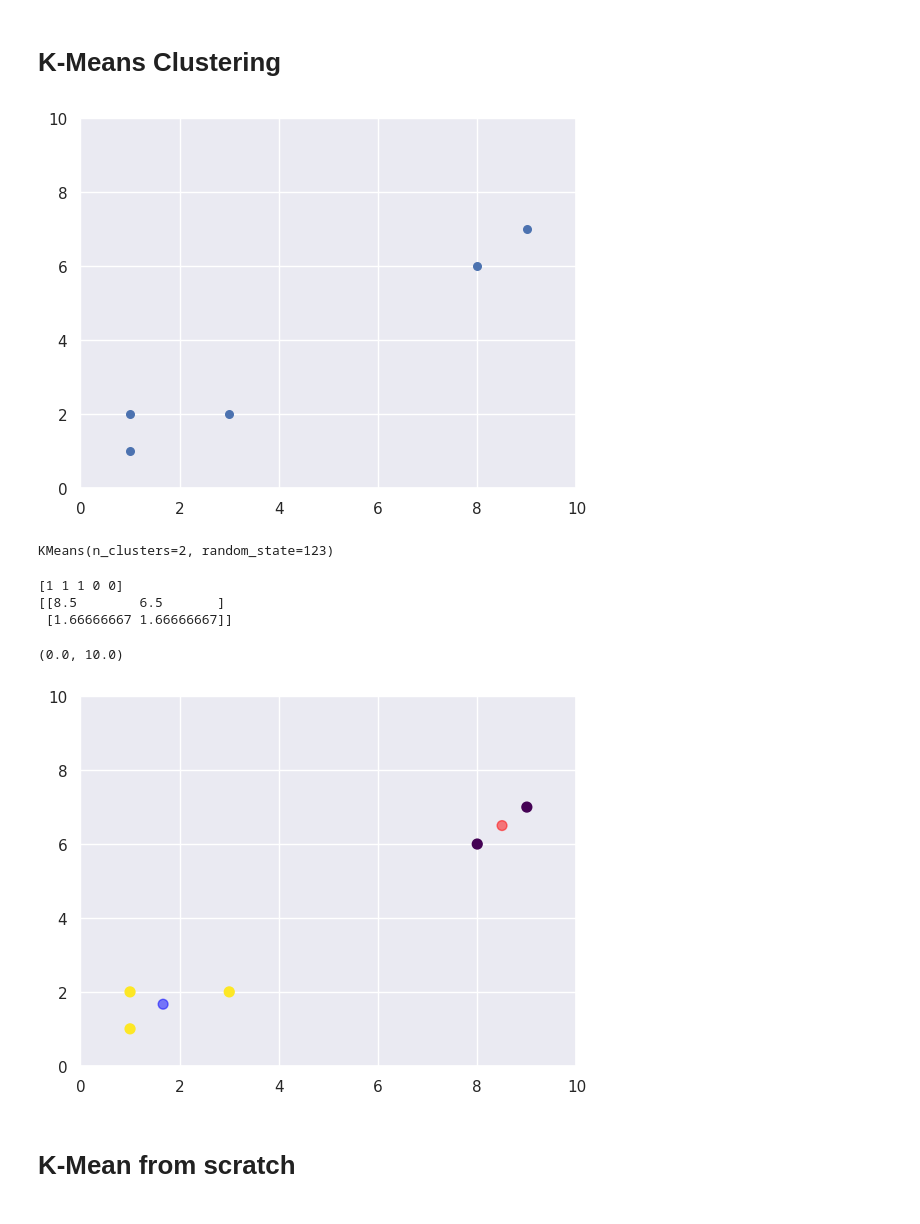
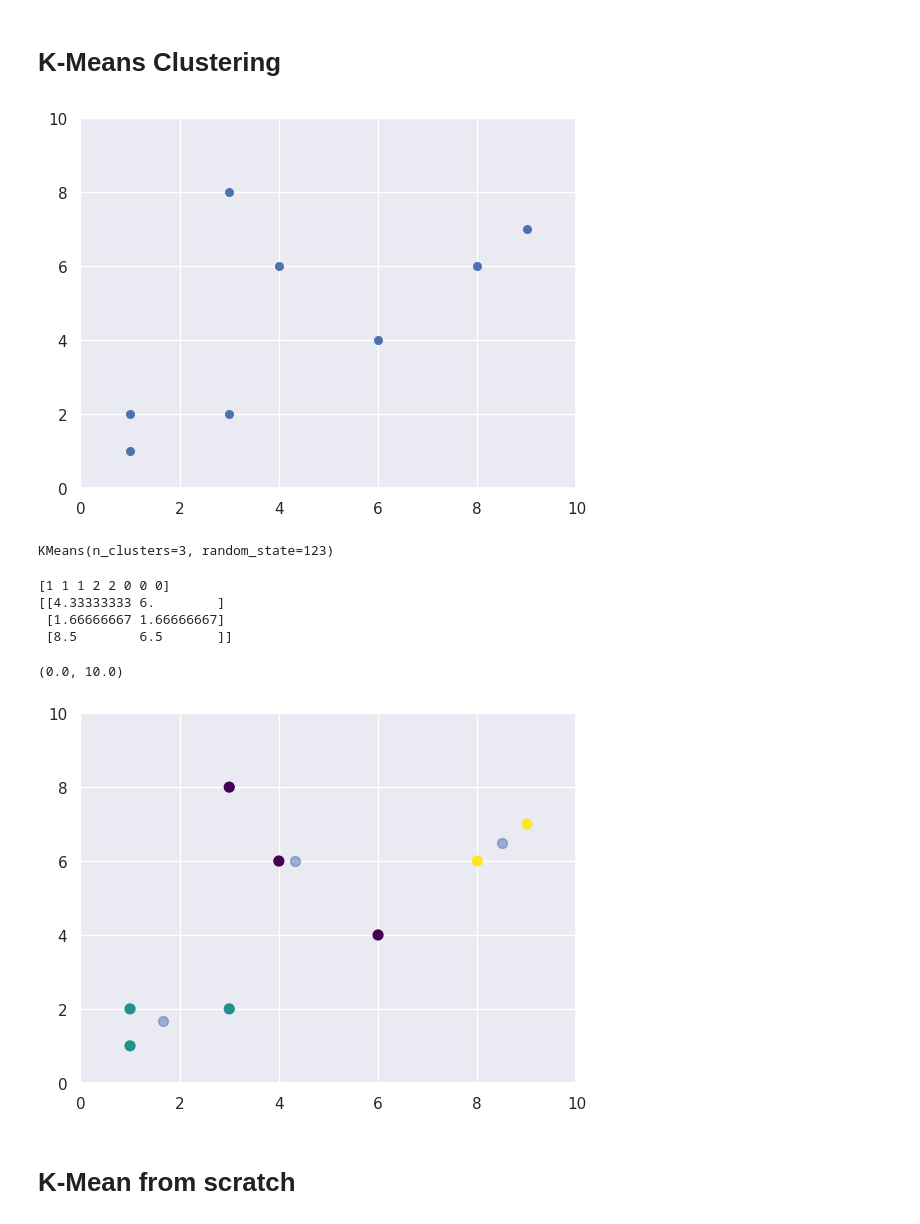
Before and after one commit to ekaratnida/Applied-machine-learning, a Jupyter notebook: Week14-kmeans/K-means.ipynb, the cells around one changed output. Saved outputs shown, nothing was run; the diff lists cells and outputs as text; code cells hidden in the pictures.

```diff
--- a/Week14-kmeans/K-means.ipynb
+++ b/Week14-kmeans/K-means.ipynb
@@ -16,21 +14,18 @@ nc = 2 #nc=k
 # %%
-
-#X = np.array([[1, 2], [2, 1], [3, 3],
-#              [8, 1.5], [9, 2], [10, 0]])
-
-X = np.array([[1,1],[1,2],[3,2],[8,6],[9,7]])
+X = np.array([[1,1],[1,2],[3,2],[8,6],[9,7],[4,6],[3,8],[6,4]])
 
 plt.scatter(X[:, 0], X[:, 1], s=30)
 plt.xlim(0,10)
 plt.ylim(0,10)
 plt.show()
 # %% [output]
-[figure, old version]
+[figure, new version]
 # %%
+nc = 3 #nc=k
 kmeans = KMeans(n_clusters=nc, random_state=123)
 kmeans.fit(X)
 # %% [output]
-KMeans(n_clusters=2, random_state=123)
+KMeans(n_clusters=3, random_state=123)
 # %%
 y_kmeans = kmeans.predict(X)
 print(y_kmeans)
@@ -38,15 +33,16 @@ print(y_kmeans)
 centers = kmeans.cluster_centers_
 print(centers)
 plt.scatter(X[:, 0], X[:, 1], c=y_kmeans, s=50, cmap='viridis')
-plt.scatter(centers[:, 0], centers[:, 1], c=['red','blue'], s=50, alpha=0.5);
+plt.scatter(centers[:, 0], centers[:, 1], s=50, alpha=0.5);
 plt.xlim(0,10)
 plt.ylim(0,10)
 # %% [output]
-[1 1 1 0 0]
-[[8.5        6.5       ]
- [1.66666667 1.66666667]]
+[1 1 1 2 2 0 0 0]
+[[4.33333333 6.        ]
+ [1.66666667 1.66666667]
+ [8.5        6.5       ]]
 (0.0, 10.0)
-[figure, old version]
+[figure, new version]
 # %% [markdown]
 # K-Mean from scratch
 # %% [markdown]
```
Also changed, not shown: parts of 7 cells of this notebook.
